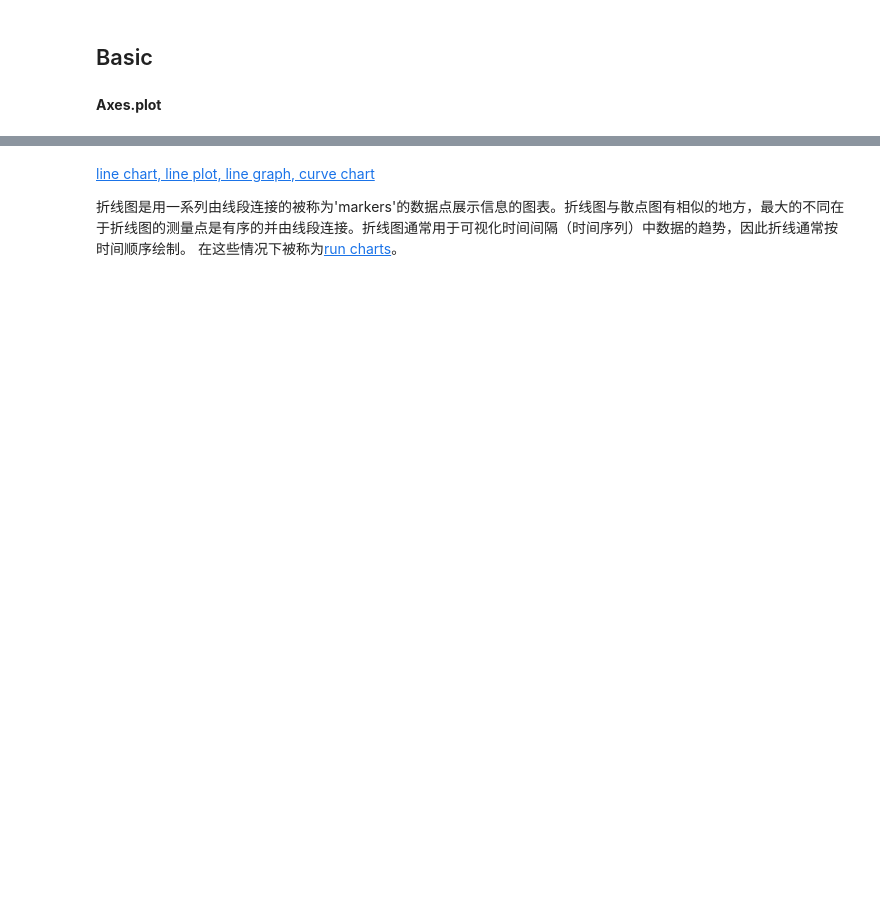
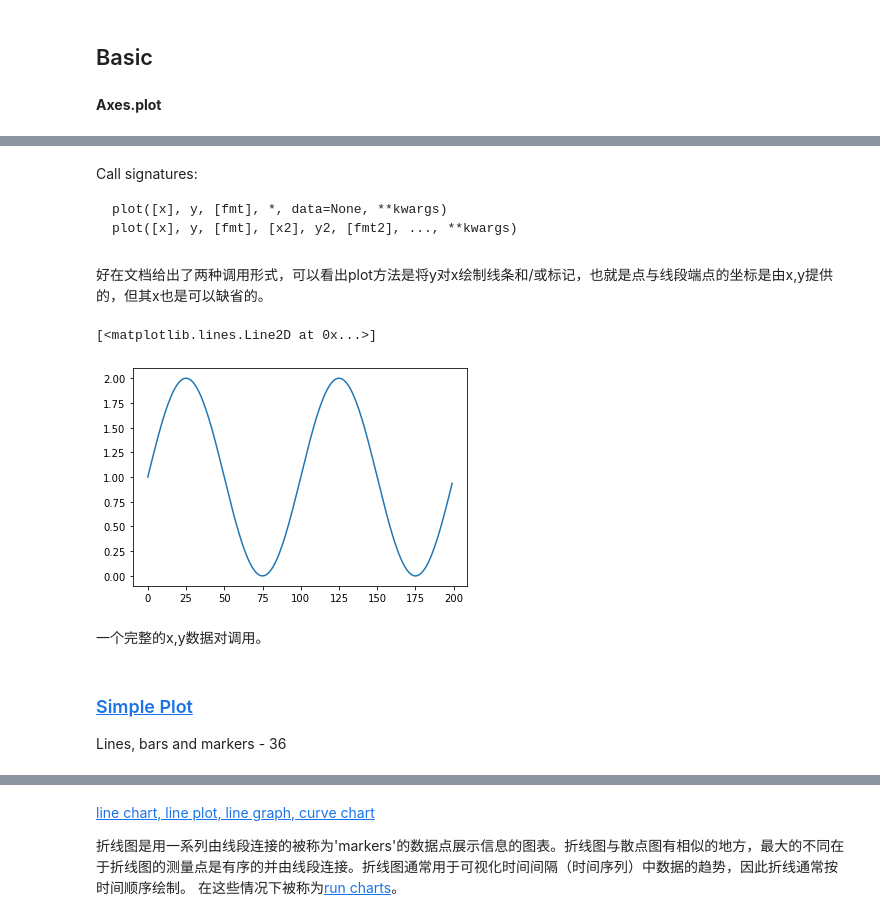
Before and after one commit to darkeggler/data_visualization_notebooks, a Jupyter notebook: api_axes.ipynb, the cells around one changed output, grey strips where cells are left out. Cells and saved outputs as stored; diff of their text form; code cells hidden in the pictures; blank space fills up the shorter version.

````diff
--- a/api_axes.ipynb
+++ b/api_axes.ipynb
@@ -17,0 +28,8 @@ from inspect import signature
+# %% [markdown]
+Call signatures:
+```
+plot([x], y, [fmt], *, data=None, **kwargs)
+plot([x], y, [fmt], [x2], y2, [fmt2], ..., **kwargs)
+```
+# %% [markdown]
+好在文档给出了两种调用形式，可以看出plot方法是将y对x绘制线条和/或标记，也就是点与线段端点的坐标是由x,y提供的，但其x也是可以缺省的。
@@ -17,0 +40,10 @@ from inspect import signature
+# %%
+plt.plot(s)
+# %% [output]
+[<matplotlib.lines.Line2D at 0x...>]
+[figure, added]
+# %% [markdown]
+一个完整的x,y数据对调用。
+# %% [markdown]
+### [Simple Plot](https://matplotlib.org/gallery/lines_bars_and_markers/simple_plot.html#sphx-glr-gallery-lines-bars-and-markers-simple-plot-py)
+Lines, bars and markers - 36
````
Also changed, not shown: parts of 13 cells of this notebook, 1 other file.
